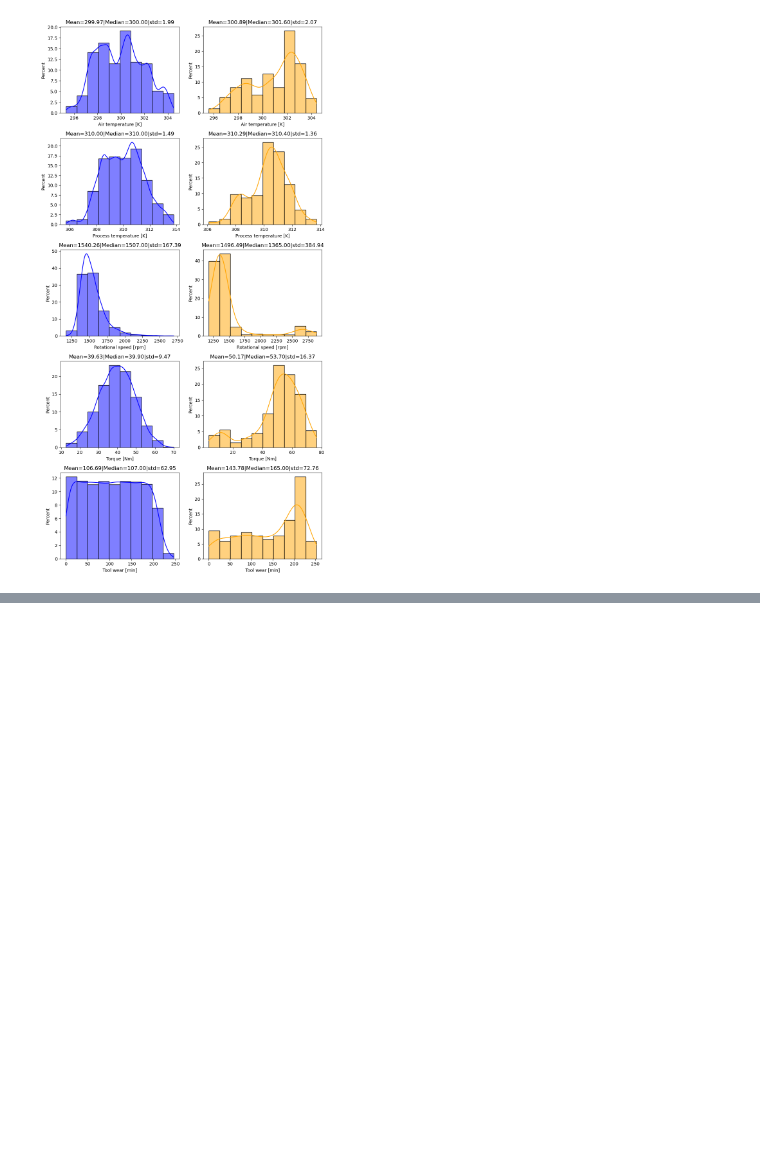
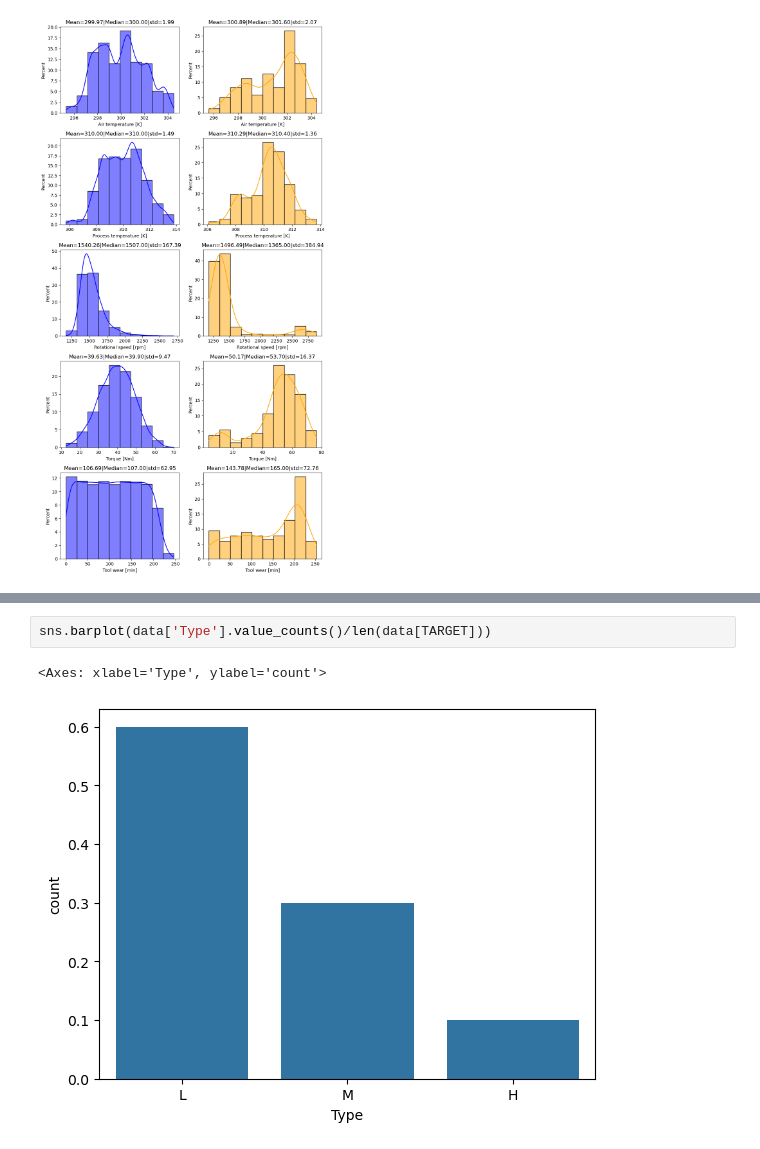
Before and after one commit to YoussefMH723/predictive-maintenance, a Jupyter notebook: 01-EDA.ipynb, the cells around one changed output, grey strips where cells are left out. Drawn from its saved outputs; the diff is of its cells as text; blank space fills up the shorter version.

```diff
--- a/01-EDA.ipynb
+++ b/01-EDA.ipynb
@@ -80,0 +116,5 @@ plt.tight_layout()
+# %%
+sns.barplot(data['Type'].value_counts()/len(data[TARGET]))
+# %% [output]
+<Axes: xlabel='Type', ylabel='count'>
+[figure, added]
```
Also changed, not shown: parts of 11 cells of this notebook.
